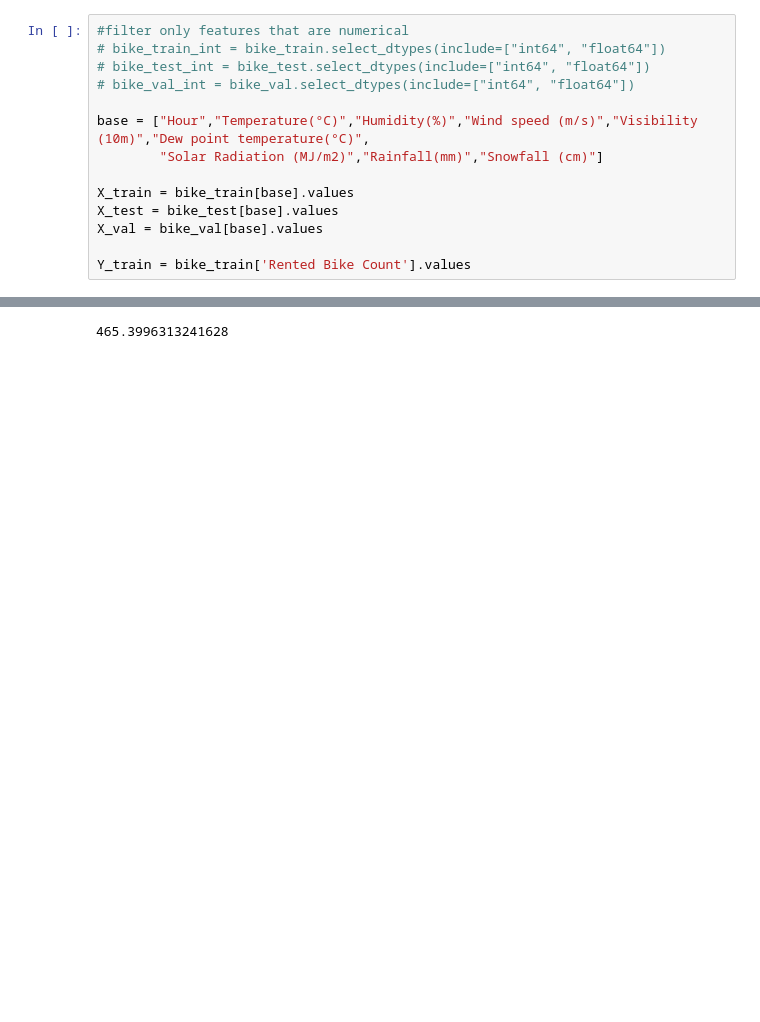
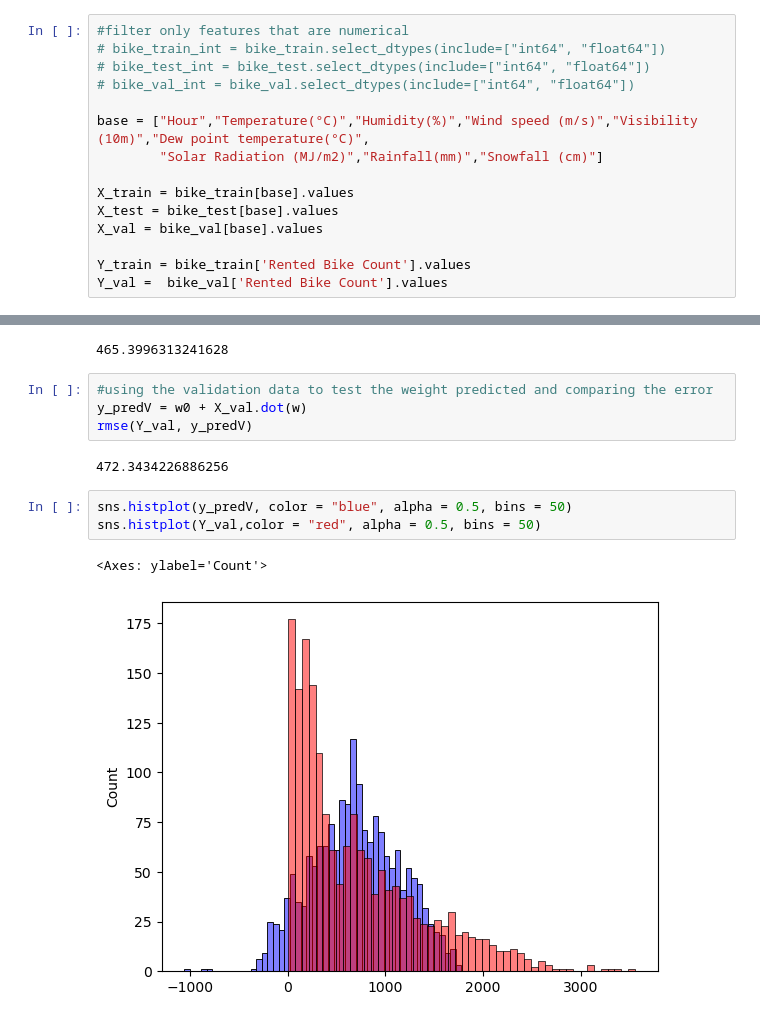
Before and after one commit to T-leke/Linear-regression-bike-ride-prediction, a Jupyter notebook: bike_formula.ipynb, the cells around one changed output, grey strips where cells are left out. Saved outputs shown, nothing was run; the diff lists cells and outputs as text; blank space fills up the shorter version.

```diff
--- a/bike_scikit.ipynb
+++ b/bike_formula.ipynb
@@ -110,5 +110,6 @@ X_test = bike_test[base].values
 X_val = bike_val[base].values
 
 Y_train = bike_train['Rented Bike Count'].values
+Y_val =  bike_val['Rented Bike Count'].values
 # %%
 w0, w = train_linear_regression(X_train, Y_train)
@@ -131,3 +138,15 @@ def rmse(ytrain, ypred):
 rmse(Y_train, y_pred)
 # %% [output]
 465.3996313241628
+# %%
+#using the validation data to test the weight predicted and comparing the error
+y_predV = w0 + X_val.dot(w)
+rmse(Y_val, y_predV)
+# %% [output]
+472.3434226886256
+# %%
+sns.histplot(y_predV, color = "blue", alpha = 0.5, bins = 50)
+sns.histplot(Y_val,color = "red", alpha = 0.5, bins = 50)
+# %% [output]
+<Axes: ylabel='Count'>
+[figure, added]
```
Also changed, not shown: parts of 1 cell of this notebook, 1 other file.
